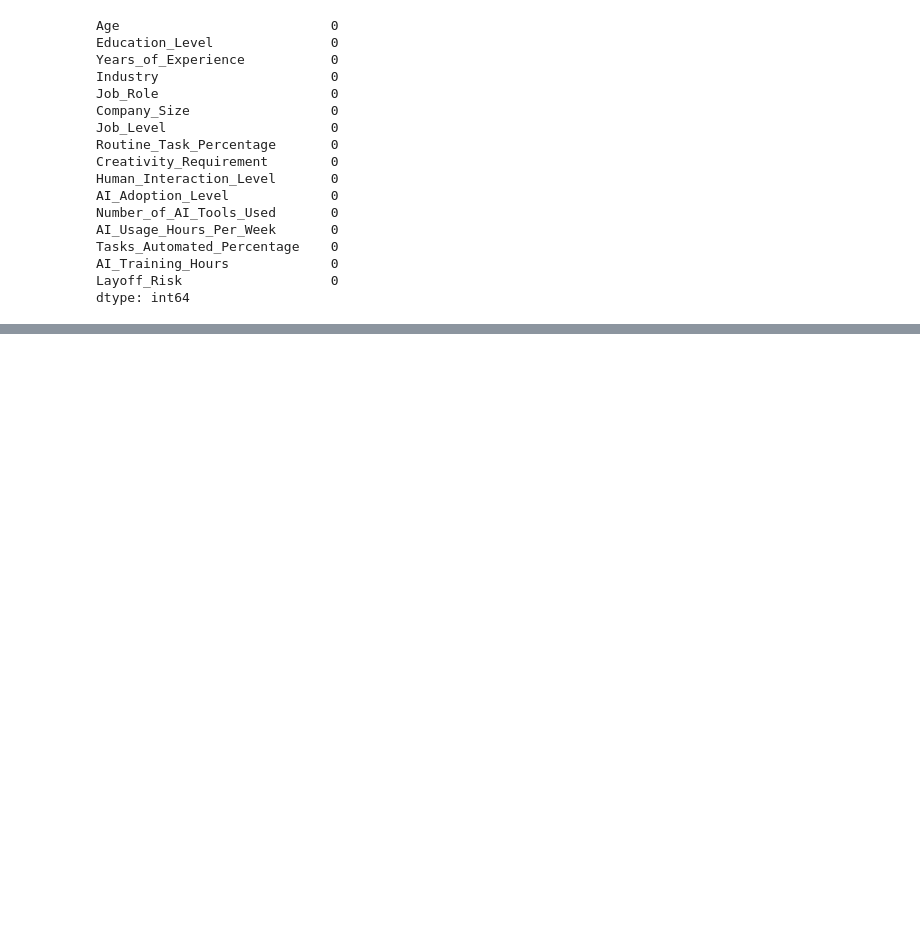
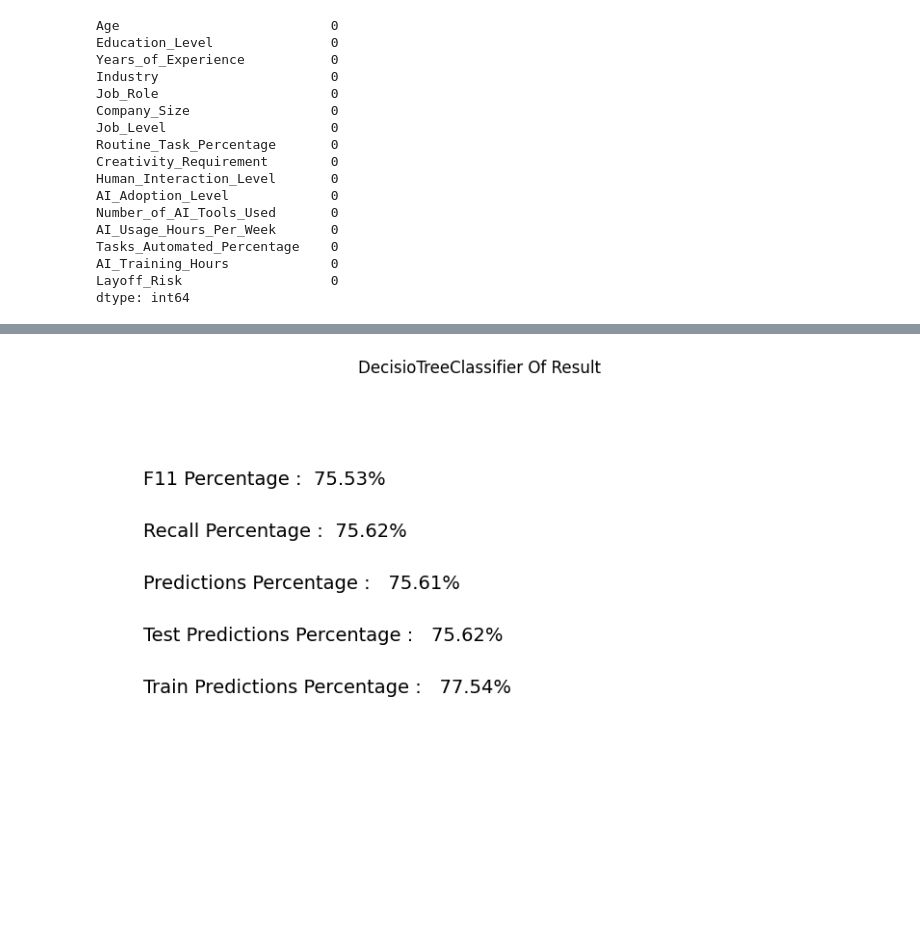
Before and after one commit to tiopramana/machine_learning, a Jupyter notebook: Project/Ai_Impact_Jobs/main.ipynb, the cells around one changed output, grey strips where cells are left out. Cells and saved outputs as stored; diff of their text form; code cells hidden in the pictures; blank space fills up the shorter version.

```diff
--- a/Project/Ai_Impact_Jobs/main.ipynb
+++ b/Project/Ai_Impact_Jobs/main.ipynb
@@ -47,0 +211,9 @@ dtype: int64
+# %%
+# Rebalancing data using SMOTEK
+print(f"Data before balancing with smote {len(y_train)}")
+
+smote = SMOTETomek()
+
+X_train_smote, y_train_smote = smote.fit_resample(X_train, y_train)
+
+print(f"The Data Size After Balancing With SMOTE {len(y_train_smote)}")
@@ -47,0 +223,76 @@ dtype: int64
+# %%
+# Classification step using logisticregression
+
+time_start = time.perf_counter()
+
+model_dtc = DecisionTreeClassifier(
+    max_depth=4,
+    min_samples_split=20,
+    min_samples_leaf=10,
+    random_state=42,
+)
+
+
+model_dtc.fit(X_train_smote, y_train_smote)
+
+train_predictions = model_dtc.predict(X_train_smote)
+test_predictions = model_dtc.predict(X_valid)
+
+# Evaluating
+train_accuracy = accuracy_score(y_train_smote, train_predictions)
+test_accuracy = accuracy_score(y_valid, test_predictions)
+
+Recall = recall_score(y_valid, test_predictions, average='weighted')
+Precision = precision_score(y_valid, test_predictions, average='weighted')
+F11 = f1_score(y_valid, test_predictions, average='weighted')
+cm = confusion_matrix(y_valid, test_predictions)
+
+print(f"Time predict : {format(time.perf_counter() - time_start)} seconds")
+
+plt.figure(figsize=(10,7))
+plt.axis('off')
+plt.title("DecisioTreeClassifier Of Result")
+
+plt.text(0.05, 0.80, f"F11 Percentage : {F11 * 100 : .2f}%", fontsize = 14, ha='left')
+plt.text(0.05, 0.70, f"Recall Percentage : {Recall * 100 : .2f}%", fontsize = 14, ha='left')
+plt.text(0.05, 0.60, f"Predictions Percentage :  {Precision * 100 : .2f}%", fontsize=14, ha='left')
+plt.text(0.05, 0.50, f"Test Predictions Percentage :  {test_accuracy * 100 : .2f}%", fontsize=14, ha='left')
+plt.text(0.05, 0.40, f"Train Predictions Percentage :  {train_accuracy * 100 : .2f}%", fontsize=14, ha='left')
+
+ConfusionMatrixDisplay(confusion_matrix=cm, display_labels=["Low", "Medium", "High"]).plot()
+
+plt.show()
+
+# Learning Curve
+print("\nCalculating Learning Curve...")
+
+cv_strategy = KFold(n_splits=5, shuffle=True, random_state=42)
+train_sizes = np.linspace(0.1, 1.0, 5) # Menguji dari 10% hingga 100% ukuran data
+
+X_full = np.vstack((X_train_smote, X_valid)) if hasattr(X_train_smote, 'values') else np.concatenate((X_train_smote, X_valid))
+y_full = np.concatenate((y_train_smote, y_valid))
+
+train_sizes, train_scores, test_scores = learning_curve(
+    estimator=model_dtc,
+    X=X_full,
+    y=y_full,
+    cv=cv_strategy,
+    scoring='accuracy',
+    train_sizes=train_sizes,
+    n_jobs=-1
+)
+
+train_scores_mean = np.mean(train_scores, axis=1)
+test_scores_mean = np.mean(test_scores, axis=1)
+
+plt.figure(figsize=(8, 5))
+plt.plot(train_sizes, train_scores_mean, 'o-', color="blue", label="Training Score")
+plt.plot(train_sizes, test_scores_mean, 'o-', color="orange", label="Validation Score")
+
+plt.title("Learning Curve - DecisioTreeClassifier")
+plt.xlabel("Training Examples")
+plt.ylabel("Accuracy Score")
+plt.legend(loc="best")
+plt.grid(True)
+plt.show()
+# %% [output]
@@ -47,0 +300 @@ dtype: int64
+[figure, added]
```
Also changed, not shown: parts of 13 cells of this notebook, 1 other file.
